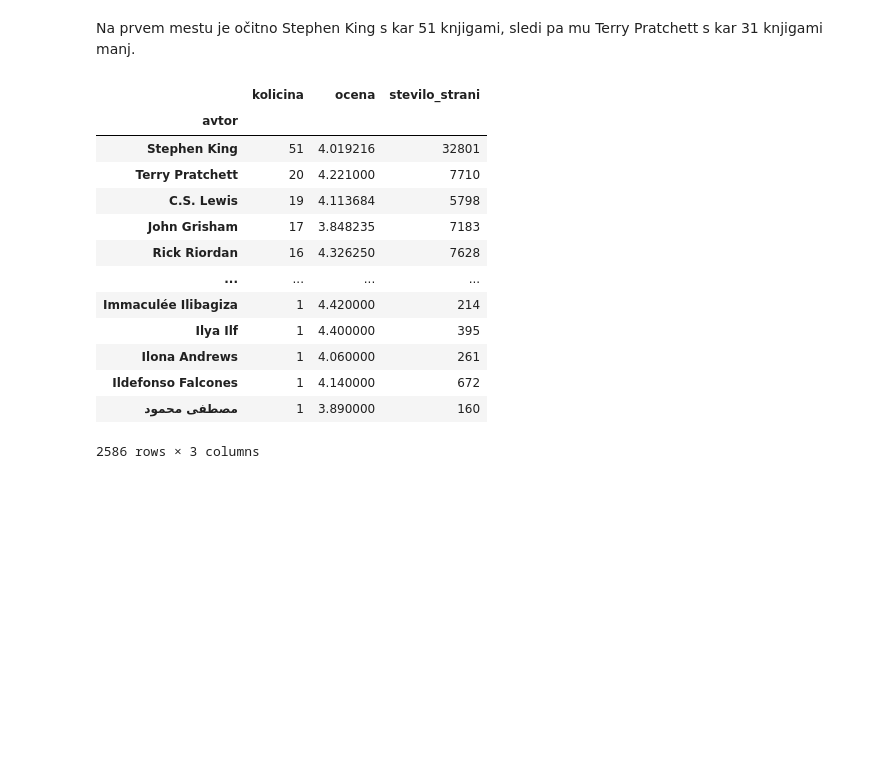
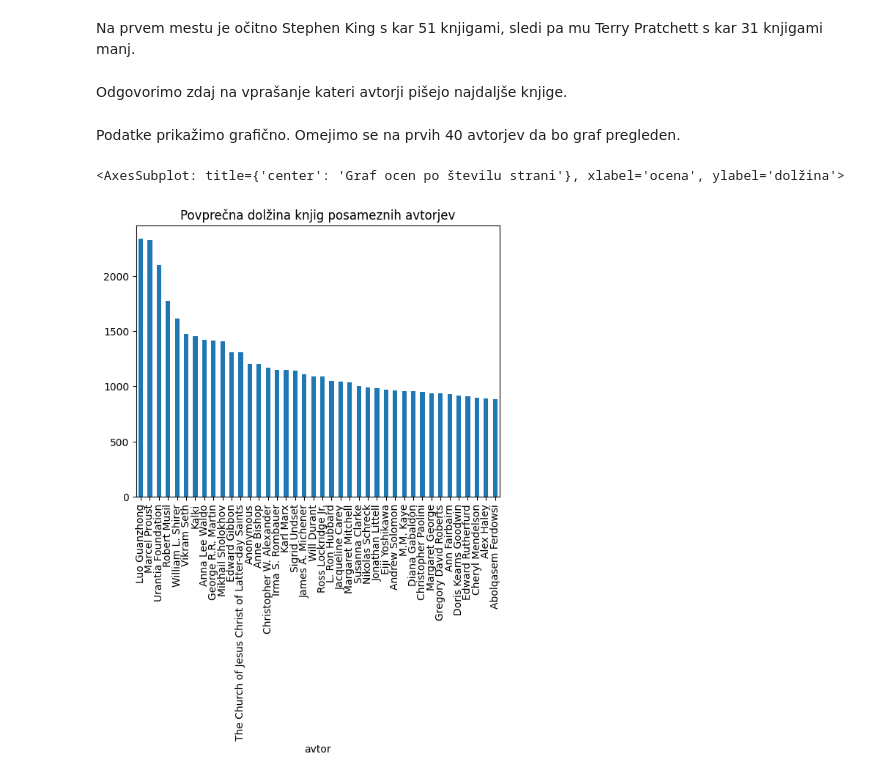
Before and after one commit to tadejjersin/analiza-knjig, a Jupyter notebook: analiza.ipynb, the cells around one changed output. Drawn from its saved outputs; the diff is of its cells as text; code cells hidden in the pictures; blank space fills up the shorter version.

Commit message:
Analiza avtorjev

```diff
--- a/analiza.ipynb
+++ b/analiza.ipynb
@@ -159,23 +159,22 @@ stevilo_knjig_avtorjev
 2586 rows × 1 columns
 # %% [markdown]
 Na prvem mestu je očitno Stephen King s kar 51 knjigami, sledi pa mu Terry Pratchett s kar 31 knjigami manj.
+# %% [markdown]
+Odgovorimo zdaj na vprašanje kateri avtorji pišejo najdaljše knjige.
 # %%
 statistike_avtorjev = stevilo_knjig_avtorjev
 statistike_avtorjev["ocena"] = avtorji_po_1922["ocena"].mean()
 statistike_avtorjev["stevilo_strani"] = avtorji_po_1922["stevilo_strani"].sum()
-statistike_avtorjev
+statistike_avtorjev["povprecna_dolzina"] = statistike_avtorjev["stevilo_strani"] / statistike_avtorjev["kolicina"]
+avtorji_urejeni_po_povprecni_dolzini = statistike_avtorjev.sort_values("povprecna_dolzina", ascending=False)
-# %% [output]
-|  | kolicina | ocena | stevilo_strani |
-| avtor |  |  |  |
-| Stephen King | 51 | 4.019216 | 32801 |
-| Terry Pratchett | 20 | 4.221000 | 7710 |
-| C.S. Lewis | 19 | 4.113684 | 5798 |
-| John Grisham | 17 | 3.848235 | 7183 |
-| Rick Riordan | 16 | 4.326250 | 7628 |
-| ... | ... | ... | ... |
-| Immaculée Ilibagiza | 1 | 4.420000 | 214 |
-| Ilya Ilf | 1 | 4.400000 | 395 |
-| Ilona Andrews | 1 | 4.060000 | 261 |
-| Ildefonso Falcones | 1 | 4.140000 | 672 |
-| مصطفى محمود | 1 | 3.890000 | 160 |
-2586 rows × 3 columns
+# %% [markdown]
+Podatke prikažimo grafično. Omejimo se na prvih 40 avtorjev da bo graf pregleden.
+# %%
+graf_povprecnih_dolzin = avtorji_urejeni_po_povprecni_dolzini["povprecna_dolzina"].head(40).plot(
+    kind="bar",
+    title="Povprečna dolžina knjig posameznih avtorjev"
+    )
+graf_ocen_po_st_strani
+# %% [output]
+<AxesSubplot: title={'center': 'Graf ocen po številu strani'}, xlabel='ocena', ylabel='dolžina'>
+[figure, added]
```
Also changed, not shown: parts of 4 cells of this notebook.
